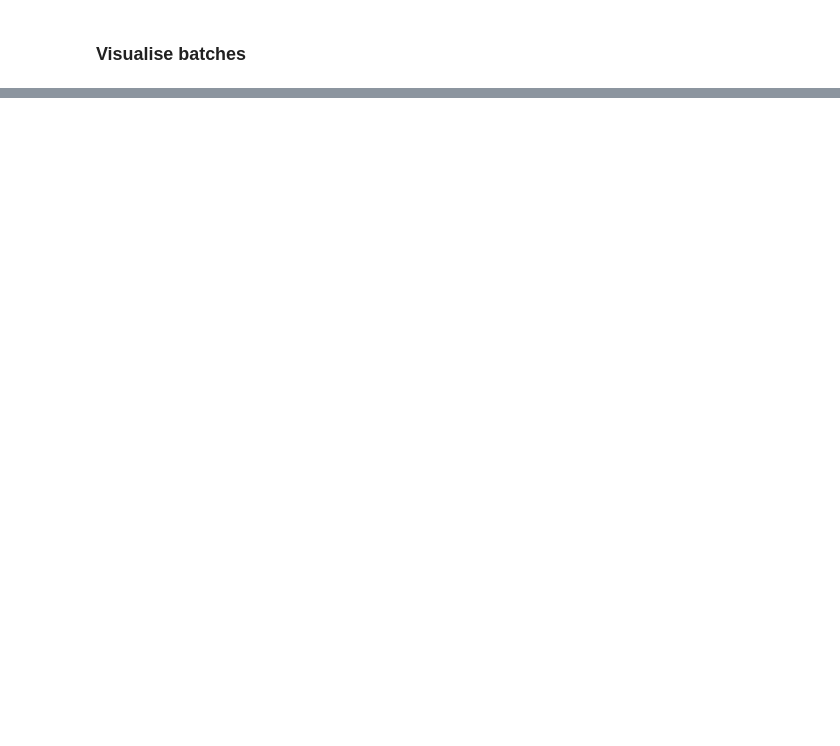
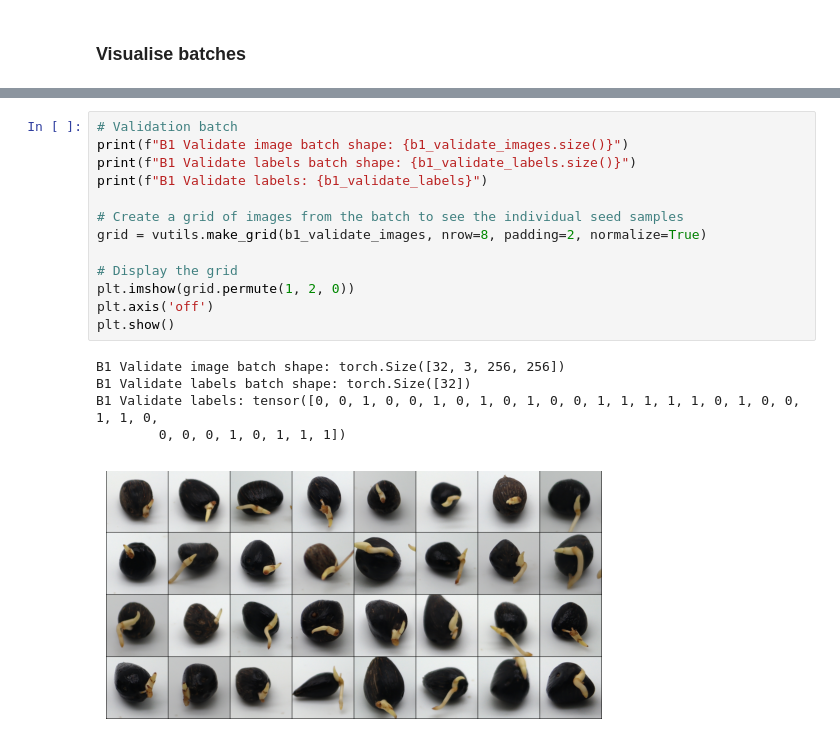
Before and after one commit to malvibid/COMP3029-Computer-Vision, a Jupyter notebook: COMP3029_Computer_Vision_Coursework.ipynb, the cells around one changed output, grey strips where cells are left out. Drawn from its saved outputs; the diff is of its cells as text; blank space fills up the shorter version.

```diff
--- a/COMP3029_Computer_Vision_Coursework.ipynb
+++ b/COMP3029_Computer_Vision_Coursework.ipynb
@@ -380,3 +401,22 @@ Train labels: tensor([1, 0, 0, 0, 1, 0, 0, 0, 1, 0, 1, 0, 0, 1, 0, 1, 1, 1, 0, 1
+# %%
+# Validation batch
+print(f"B1 Validate image batch shape: {b1_validate_images.size()}")
+print(f"B1 Validate labels batch shape: {b1_validate_labels.size()}")
+print(f"B1 Validate labels: {b1_validate_labels}")
+
+# Create a grid of images from the batch to see the individual seed samples
+grid = vutils.make_grid(b1_validate_images, nrow=8, padding=2, normalize=True)
+
+# Display the grid
+plt.imshow(grid.permute(1, 2, 0))
+plt.axis('off')
+plt.show()
+# %% [output]
+B1 Validate image batch shape: torch.Size([32, 3, 256, 256])
+B1 Validate labels batch shape: torch.Size([32])
+B1 Validate labels: tensor([0, 0, 1, 0, 0, 1, 0, 1, 0, 1, 0, 0, 1, 1, 1, 1, 1, 0, 1, 0, 0, 1, 1, 0,
+        0, 0, 0, 1, 0, 1, 1, 1])
+[figure, added]
 # %%
 # Test B1
 print(f"B1 Test image batch shape: {b1_test_images.size()}")
```
Also changed, not shown: parts of 11 cells of this notebook.
